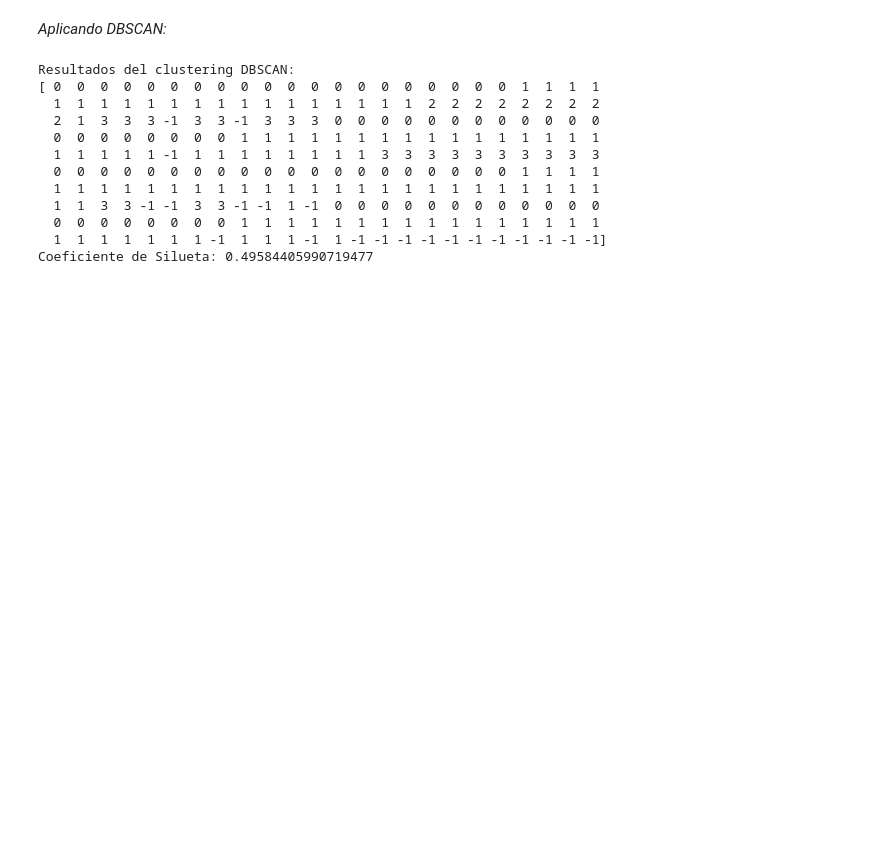
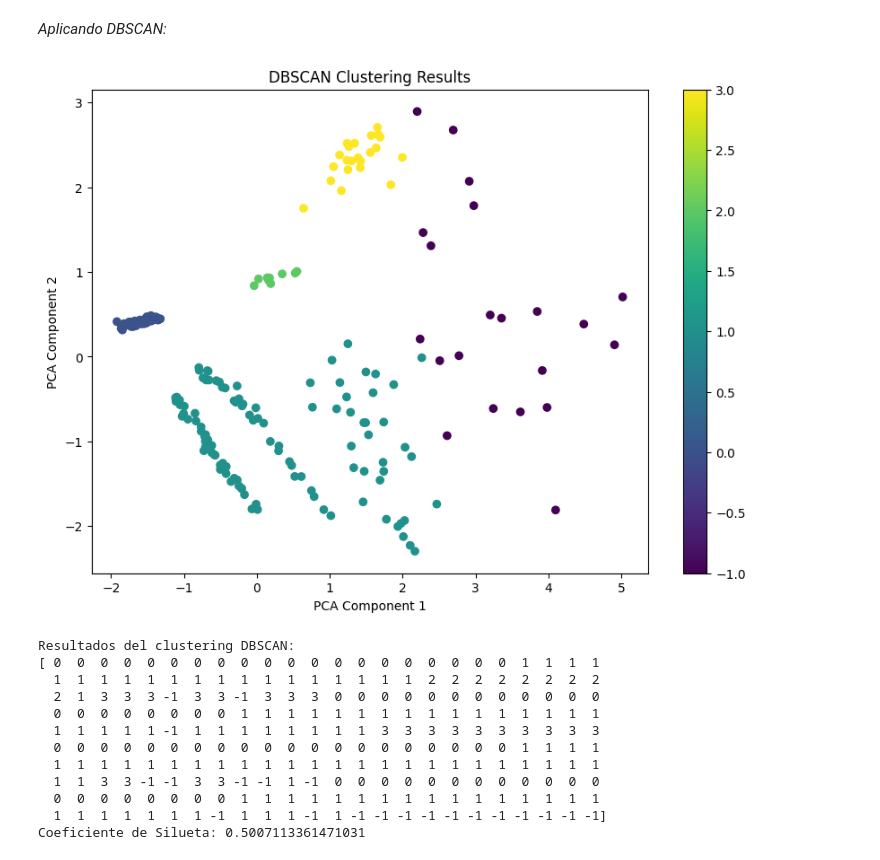
Before and after one commit to MigueLucena/Determinaci-n-Tipos-de-Estrellas, a Jupyter notebook: Practica2NT1.ipynb, the cells around one changed output. Cells and saved outputs as stored; diff of their text form; code cells hidden in the pictures; blank space fills up the shorter version.

```diff
--- a/Practica2NT1.ipynb
+++ b/Practica2NT1.ipynb
@@ -224,6 +252,20 @@ from sklearn.preprocessing import OrdinalEncoder
 
 def load_data(file_path):
     data = pd.read_csv(file_path)
+
+    mapping = {
+    'Red' : ['Red'],
+    'Orange-Red': ['Orange-Red'],
+    'Orange': ['Orange'],
+    'Yellow-Orange': ['Pale yellow orange'],
+    'Yellow': ['Yellowish White', 'yellow-white', 'White-Yellow'],
+    'White': ['White', 'Whitish', 'white'],
+    'Blue-White': ['Blue White', 'Blue white', 'Blue-white', 'Blue-White'],
+    'Blue': ['Blue'],
+}
+
+    for target_color, source_colors in mapping.items():
+        data.loc[data['Color'].isin(source_colors), 'Color'] = target_color
 
     # Detectar columnas no numéricas y numéricas
     non_numeric_columns = data.select_dtypes(include=['object']).columns
@@ -423,23 +502,33 @@ Resultados del clustering jerárquico:
 # %%
 from sklearn.cluster import DBSCAN
 
 
 # Aplicar el algoritmo DBSCAN
 eps = 0.5  # Radio de vecindad
 min_samples = 5  # Número mínimo de puntos en una vecindad para ser considerado core point
 clustering = DBSCAN(eps=eps, min_samples=min_samples)
 labels_onehot_pca = clustering.fit_predict(data_onehot_pca)
 
 # Calcular el coeficiente de silueta (opcional)
 silhouette_avg = silhouette_score(data_onehot_pca, labels_onehot_pca)
 
+# Graficar los resultados del clustering
+plt.figure(figsize=(10, 7))
+scatter = plt.scatter(data_onehot_pca[:, 0], data_onehot_pca[:, 1], c=labels_onehot_pca, cmap='viridis', marker='o')
+plt.title('DBSCAN Clustering Results')
+plt.xlabel('PCA Component 1')
+plt.ylabel('PCA Component 2')
+plt.colorbar(scatter)
+plt.show()
+
 # Imprimir los resultados del clustering
 print("Resultados del clustering DBSCAN:")
 print(labels_onehot_pca)
 
 # Si deseas imprimir el coeficiente de silueta
 print("Coeficiente de Silueta:", silhouette_avg)
 # %% [output]
+[figure, added]
 Resultados del clustering DBSCAN:
 [ 0  0  0  0  0  0  0  0  0  0  0  0  0  0  0  0  0  0  0  0  1  1  1  1
   1  1  1  1  1  1  1  1  1  1  1  1  1  1  1  1  2  2  2  2  2  2  2  2
@@ -451,4 +540,4 @@ Resultados del clustering DBSCAN:
   1  1  3  3 -1 -1  3  3 -1 -1  1 -1  0  0  0  0  0  0  0  0  0  0  0  0
   0  0  0  0  0  0  0  0  1  1  1  1  1  1  1  1  1  1  1  1  1  1  1  1
   1  1  1  1  1  1  1 -1  1  1  1 -1  1 -1 -1 -1 -1 -1 -1 -1 -1 -1 -1 -1]
-Coeficiente de Silueta: 0.49584405990719477
+Coeficiente de Silueta: 0.5007113361471031
```
Also changed, not shown: parts of 17 cells of this notebook.
